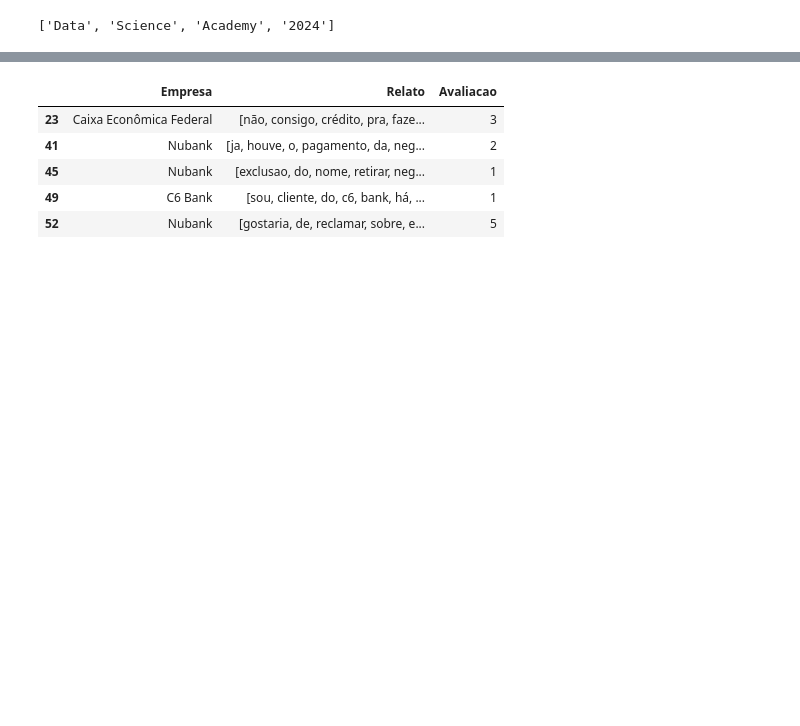
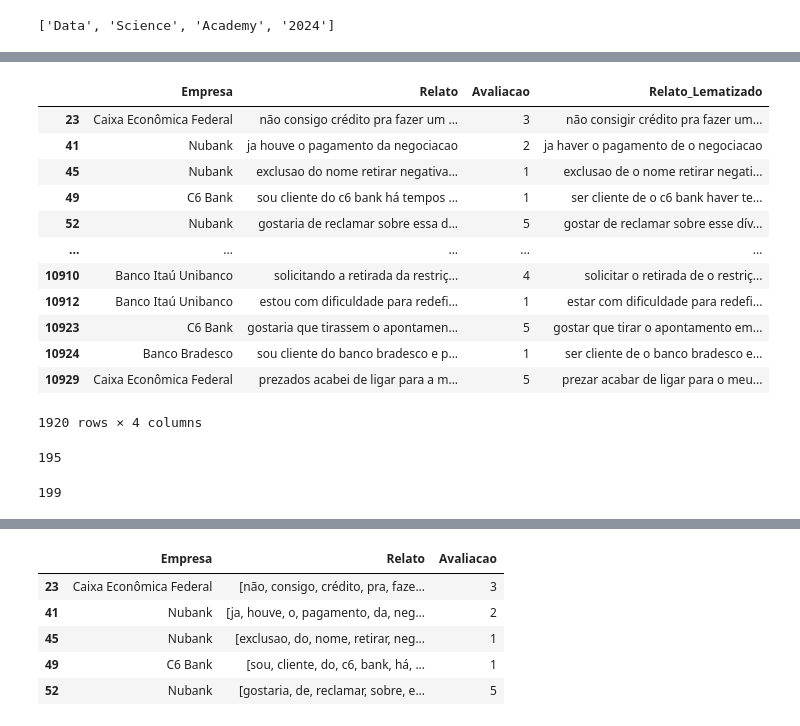
Before and after one commit to alyssonmontovanelli/PLN_Text_Analysis, a Jupyter notebook: EDA/preprocessing.ipynb, the cells around one changed output, grey strips where cells are left out. Drawn from its saved outputs; the diff is of its cells as text; code cells hidden in the pictures; blank space fills up the shorter version.

```diff
--- a/EDA/preprocessing.ipynb
+++ b/EDA/preprocessing.ipynb
@@ -121,3 +122,21 @@ dados_financeiros.to_csv('/Projetos Pessoais/DataScience/PLN_Text_Analysis/data/
 word_tokenize("Data Science Academy 2024")
 # %% [output]
 ['Data', 'Science', 'Academy', '2024']
+# %%
+# Carregar modelo em português
+lematizacao = spacy.load("pt_core_news_sm")
+
+# Aplicar lematização em cada relato
+dados_financeiros['Relato_Lematizado'] = dados_financeiros['Relato'].apply(lambda tokens: [token.lemma_ for token in lematizacao(" ".join(tokens))])
+# %%
+nlp = spacy.load("pt_core_news_sm")
+
+# Função para lematizar uma frase completa
+def lematizar_frase(frase):
+    doc = nlp(frase)
+    return " ".join([token.lemma_ for token in doc])
+
+dados_financeiros['Relato_Lematizado'] = dados_financeiros['Relato'].apply(lematizar_frase)
+
+# Exibir o DataFrame resultante
+print(dados_financeiros[['Empresa', 'Relato', 'Avaliacao', 'Relato_Lematizado']])
@@ -123,0 +161,16 @@ word_tokenize("Data Science Academy 2024")
+# %%
+dados_financeiros
+# %% [output]
+|  | Empresa | Relato | Avaliacao | Relato_Lematizado |
+| 23 | Caixa Econômica Federal | não consigo crédito pra fazer um ... | 3 | não consigir crédito pra fazer um... |
+| 41 | Nubank | ja houve o pagamento da negociacao | 2 | ja haver o pagamento de o negociacao |
+| 45 | Nubank | exclusao do nome retirar negativa... | 1 | exclusao de o nome retirar negati... |
+| 49 | C6 Bank | sou cliente do c6 bank há tempos ... | 1 | ser cliente de o c6 bank haver te... |
+| 52 | Nubank | gostaria de reclamar sobre essa d... | 5 | gostar de reclamar sobre esse dív... |
+| ... | ... | ... | ... | ... |
+| 10910 | Banco Itaú Unibanco | solicitando a retirada da restriç... | 4 | solicitar o retirada de o restriç... |
+| 10912 | Banco Itaú Unibanco | estou com dificuldade para redefi... | 1 | estar com dificuldade para redefi... |
+| 10923 | C6 Bank | gostaria que tirassem o apontamen... | 5 | gostar que tirar o apontamento em... |
+| 10924 | Banco Bradesco | sou cliente do banco bradesco e p... | 1 | ser cliente de o banco bradesco e... |
+| 10929 | Caixa Econômica Federal | prezados acabei de ligar para a m... | 5 | prezar acabar de ligar para o meu... |
+1920 rows × 4 columns
@@ -123,0 +179,8 @@ word_tokenize("Data Science Academy 2024")
+# %%
+len(dados_financeiros['Relato'].iloc[0])
+# %% [output]
+195
+# %%
+len(dados_financeiros['Relato_Lematizado'].iloc[0])
+# %% [output]
+199
```
Also changed, not shown: parts of 13 cells of this notebook, 1 other file.
